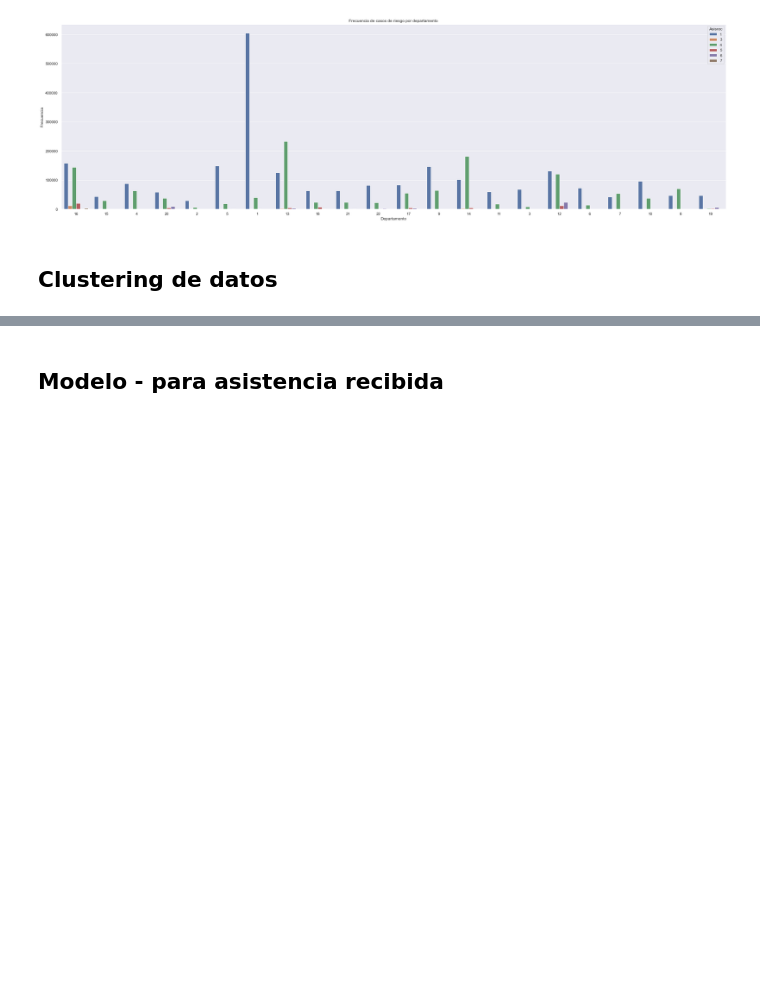
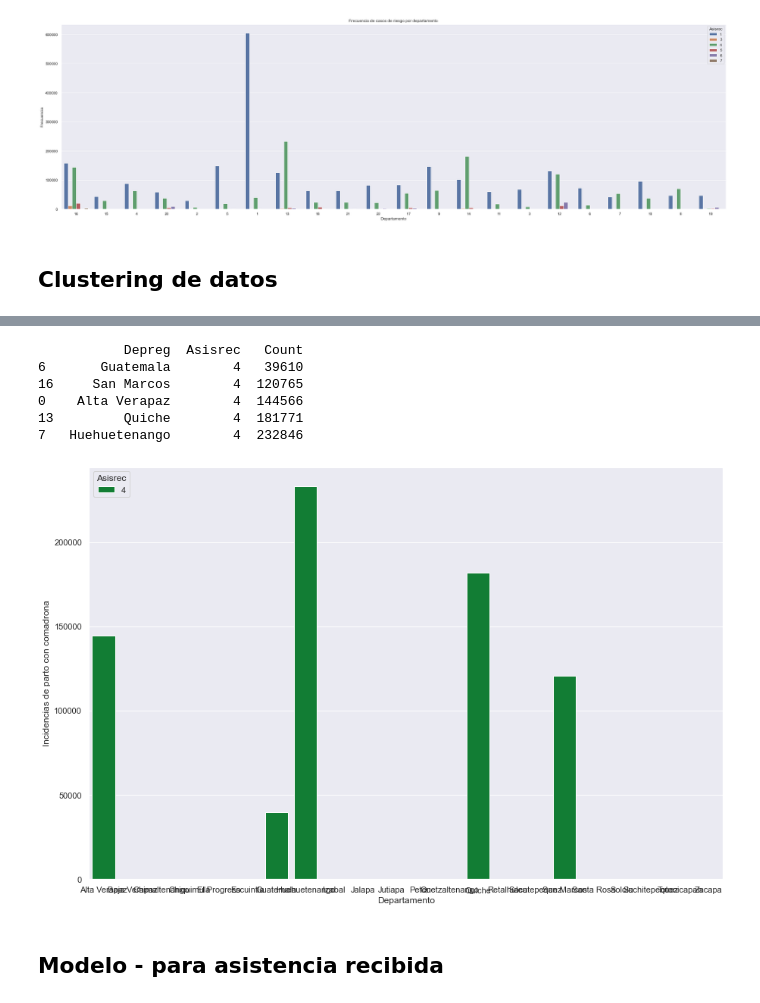
Before and after one commit to Diego-CB/Proyecto1-Mineria, a Jupyter notebook: newdata/dataset.ipynb, the cells around one changed output, grey strips where cells are left out. Saved outputs shown, nothing was run; the diff lists cells and outputs as text; code cells hidden in the pictures; blank space fills up the shorter version.

Commit message:
dataset echo

```diff
--- a/newdata/dataset.ipynb
+++ b/newdata/dataset.ipynb
@@ -542,0 +570,9 @@ datos_con_clusters["Cluster"] = datos_con_clusters["Cluster"].astype("category")
+# %%
+# Filtrar las filas donde 'Asisrec' es de tipo 'Médica'
+medica_df = data_sitio.copy()
+medica_df = data_sitio[data_sitio['Asisrec'] == 4]
+incidencias_totales = data_sitio['Depreg'].value_counts()
+top5_incidencias = incidencias_totales.head(5)
+dataset_top5 = medica_df[medica_df['Depreg'].isin(top5_incidencias.index)]
+print(dataset_top5['Depreg'].unique())
+dataset_top5
@@ -543,3 +644,25 @@ datos_con_clusters["Cluster"] = datos_con_clusters["Cluster"].astype("category")
+# %%
+grouped_data = dataset_top5.groupby(['Depreg', 'Asisrec']).size().reset_index(name='Count')
+grouped_data = grouped_data.sort_values(by='Count')
+
+grouped_data = grouped_data[grouped_data['Count'] > 0]
+print(grouped_data)
+# Graficar los resultados utilizando un gráfico de línea o de barras
+plt.figure(figsize=(15, 10))
+
+colors = ["#008F2E", '#33006F']
+sns.barplot(x='Depreg', y='Count', hue='Asisrec', data=grouped_data, ci=None, palette=colors)
+plt.xlabel('Departamento')
+plt.ylabel('Incidencias de parto con comadrona')
+plt.show()
+# %% [output]
+           Depreg  Asisrec   Count
+6       Guatemala        4   39610
+16     San Marcos        4  120765
+0    Alta Verapaz        4  144566
+13         Quiche        4  181771
+7   Huehuetenango        4  232846
+[figure, added]
 # %% [markdown]
 ## Modelo - para asistencia recibida
 # %%
```
Also changed, not shown: parts of 6 cells of this notebook.
